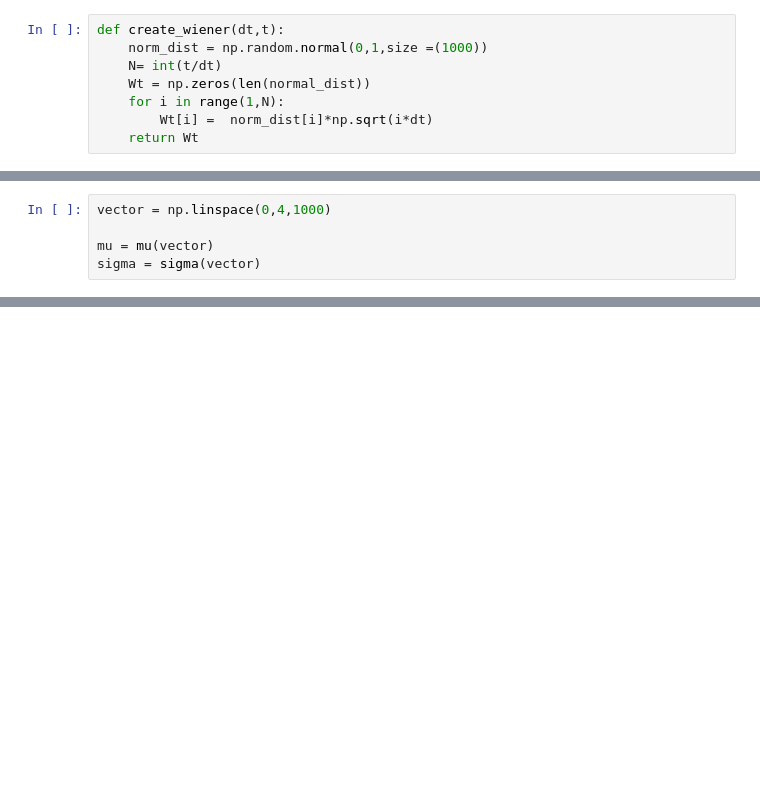
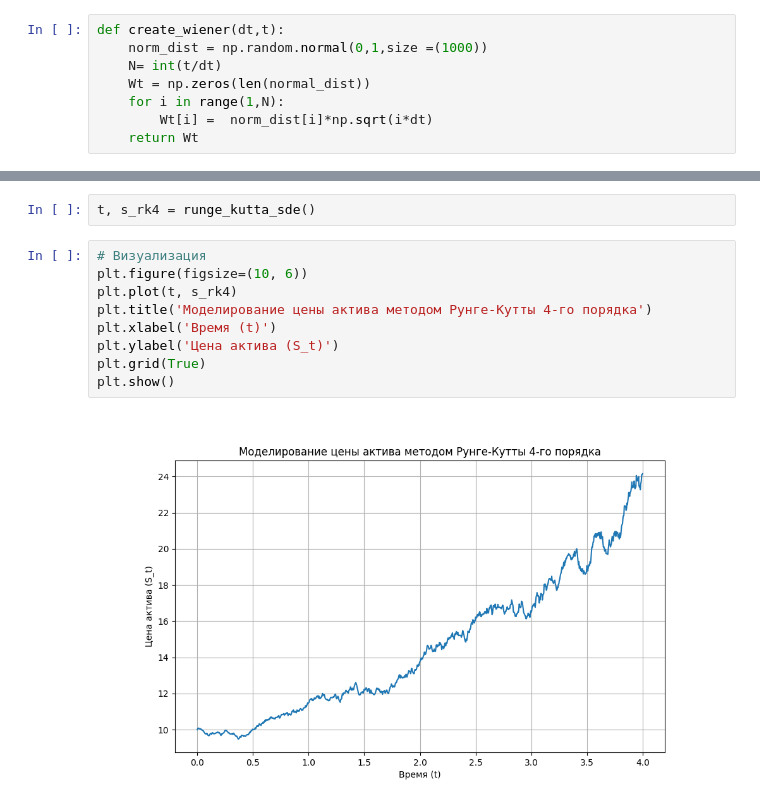
Before and after one commit to need2040/python_solution, a Jupyter notebook: krit3.ipynb, the cells around one changed output, grey strips where cells are left out. Cells and saved outputs as stored; diff of their text form; blank space fills up the shorter version.

```diff
--- a/krit3.ipynb
+++ b/krit3.ipynb
@@ -90,5 +86,0 @@ def sigma(t):
-# %%
-vector = np.linspace(0,4,1000)
-
-mu = mu(vector)
-sigma = sigma(vector)
@@ -122,0 +126,13 @@ TypeError: 'numpy.ndarray' object is not callable
+# %%
+t, s_rk4 = runge_kutta_sde()
+# %%
+# Визуализация
+plt.figure(figsize=(10, 6))
+plt.plot(t, s_rk4)
+plt.title('Моделирование цены актива методом Рунге-Кутты 4-го порядка')
+plt.xlabel('Время (t)')
+plt.ylabel('Цена актива (S_t)')
+plt.grid(True)
+plt.show()
+# %% [output]
+[figure, added]
```
Also changed, not shown: parts of 21 cells of this notebook.
